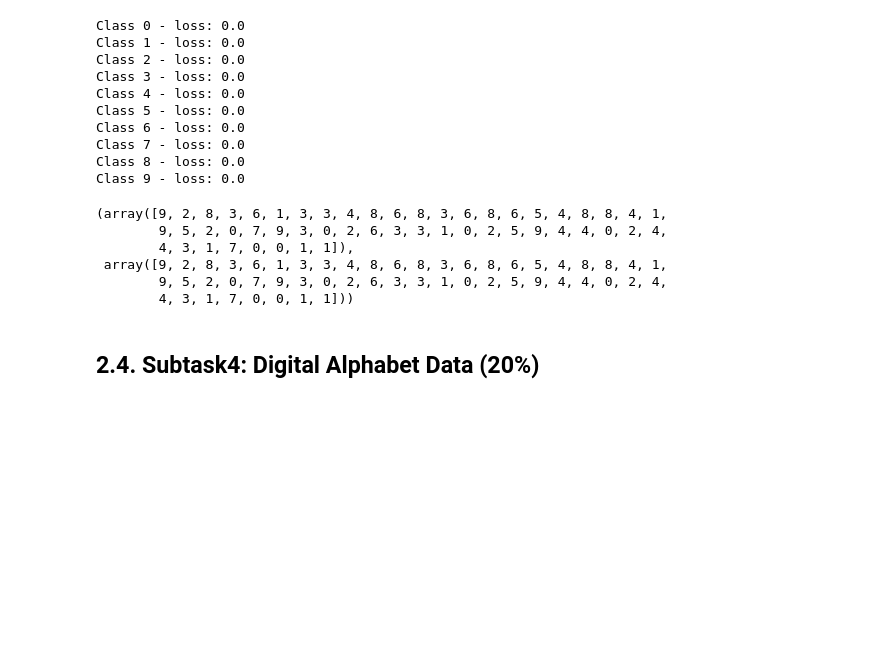
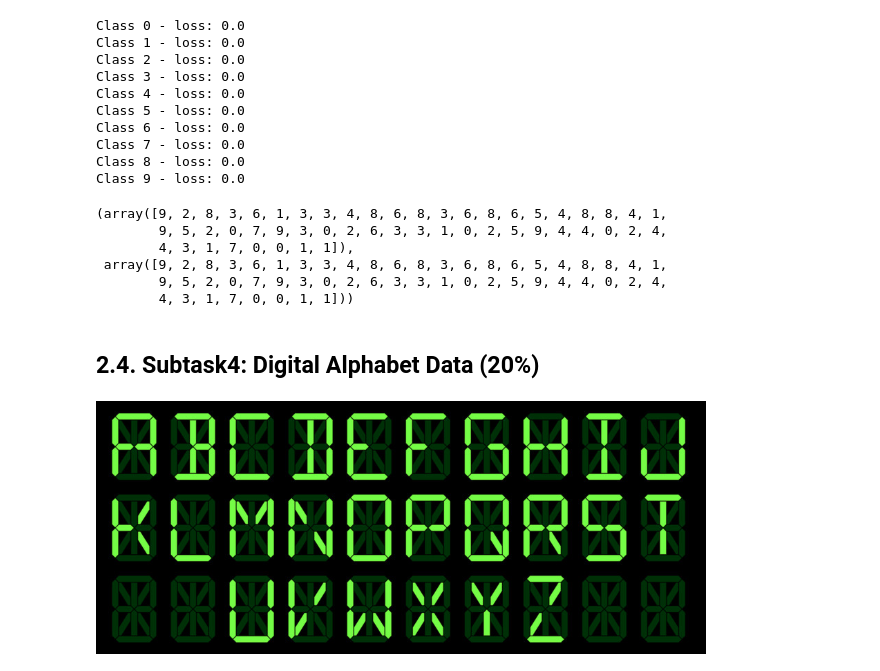
Before and after one commit to Beeblebroz/CS331-Neural-Computing-Tutorials, a Jupyter notebook: Week6/Coursework_1_Perceptron_DigitalNumber.ipynb, the cells around one changed output. Drawn from its saved outputs; the diff is of its cells as text; code cells hidden in the pictures; blank space fills up the shorter version.

```diff
--- a/Week6/Coursework_1_Perceptron_DigitalNumber.ipynb
+++ b/Week6/Coursework_1_Perceptron_DigitalNumber.ipynb
@@ -21,7 +21,7 @@ import numpy as np
 from sklearn.model_selection import train_test_split
 from IPython.display import Image
 prefix = 'https://raw.githubusercontent.com/LuJunru/CS331-Neural-Computing-Tutorials/master/Week6/'
-pics = ["digit_reco_10_digits.png", "digit_reco_template.png"]
+pics = ["digit_reco_10_digits.png", "digit_reco_template.png", "digit_reco_26_letters.png"]
 pic_links = [prefix + pic for pic in pics]
 import matplotlib.pyplot as plt
 
@@ -351,0 +348,4 @@ Develop the codes: create digital alphabet data (upper letters), then build an N
+# %%
+Image(pic_links[2])
+# %% [output]
+[figure, added]
```
Also changed, not shown: parts of 3 cells of this notebook, 4 other files.
